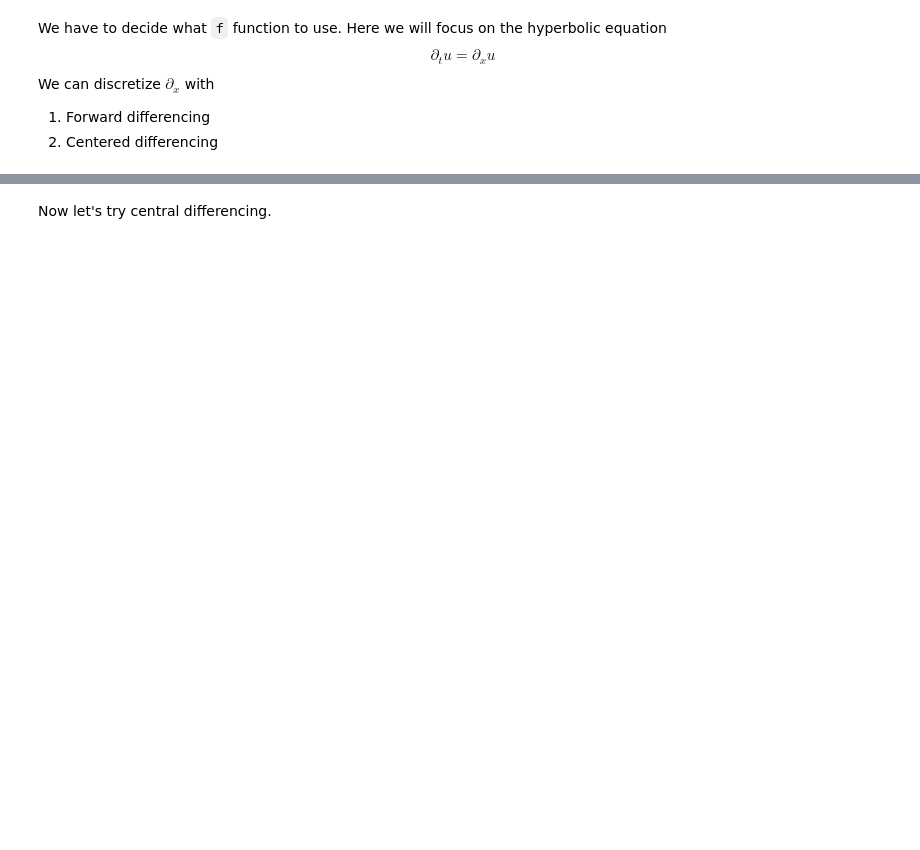
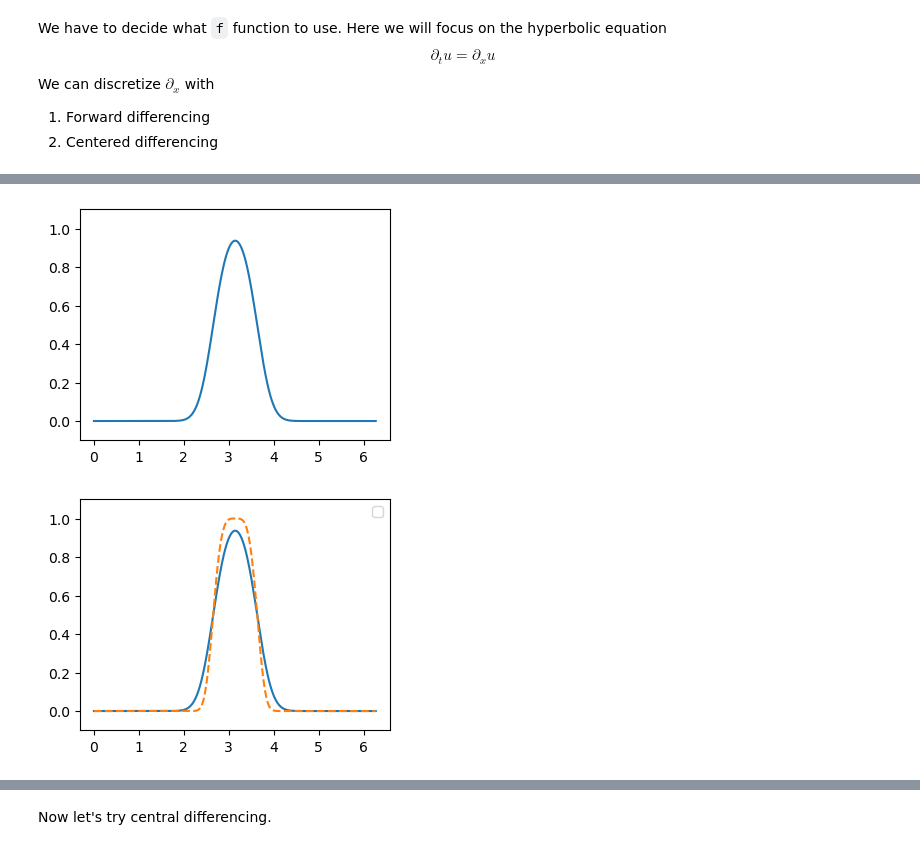
Before and after one commit to yifeichen2024/ESAP_446_1, a Jupyter notebook: Week3/lecture7.ipynb, the cells around one changed output, grey strips where cells are left out. Cells and saved outputs as stored; diff of their text form; code cells hidden in the pictures; blank space fills up the shorter version.

```diff
--- a/Week3/lecture7.ipynb
+++ b/Week3/lecture7.ipynb
@@ -74,19 +115,29 @@ plt.legend()
 # %%
 grid = finite.UniformPeriodicGrid(400, 2*np.pi)
 x = grid.values
 
-
-
+u = IC(x)
+# derivative operator
+d = finite.ForwardFiniteDifference(grid)
+f = lambda u: d@u # same us the above function
+ts = ForwardEuler(u, f)
+dt = 0.5*grid.dx # CFI criterion prevents time step size
+# dt = 1.5 * grid.dx # anti-diffusion
 
 output_cadence = 10
 
 fig = plt.figure(figsize=(4,3))
-p, = plt.plot(x, ts.u)
+p, = plt.plot(x, ts.u)  # plot solution
 plt.ylim([-0.1, 1.1])
 while ts.t < 2*np.pi:
     ts.step(dt)
-    if ts.iter % output_cadence == 0:
+    if ts.iter % output_cadence == 0:   # every 10 time steps plot once
         p.set_ydata(ts.u)
         clear_output(wait=True)
         display(fig)
-plt.plot(x, IC(x))
+plt.plot(x, IC(x), '--') # compare the the final with the initial condition
+plt.legend()
+plt.show()
+# %% [output]
+[figure, added]
+[figure, added]
```
Also changed, not shown: parts of 15 cells of this notebook, 1 other file.
